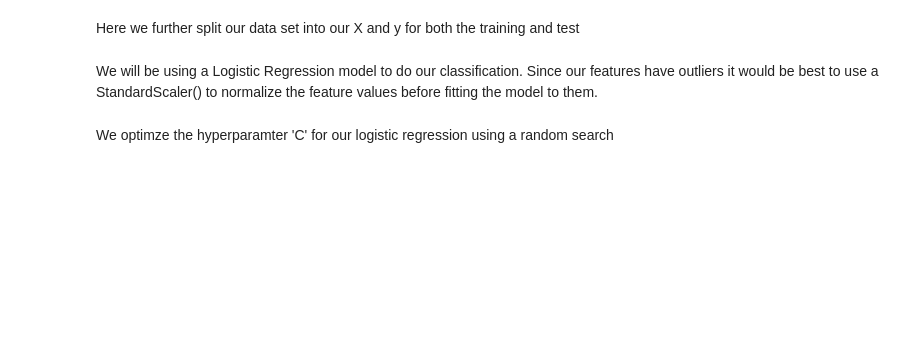
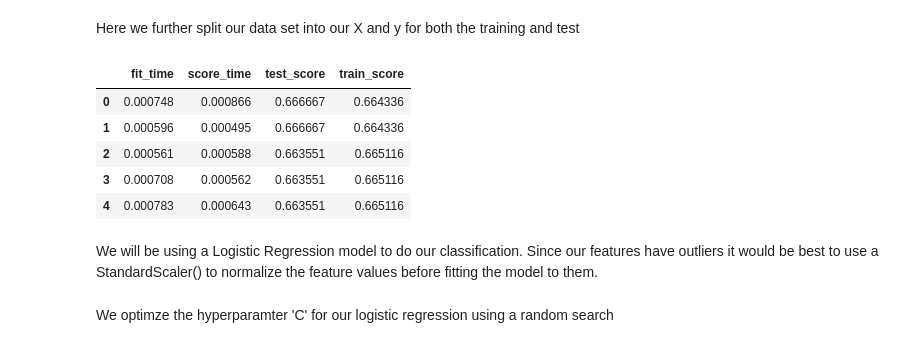
Before and after one commit to UBC-MDS/ClassificationDiabetesAnalysis, a Jupyter notebook: analysis/diabetes_analysis.ipynb, the cells around one changed output. Drawn from its saved outputs; the diff is of its cells as text; code cells hidden in the pictures; blank space fills up the shorter version.

```diff
--- a/analysis/diabetes_analysis.ipynb
+++ b/analysis/diabetes_analysis.ipynb
@@ -108,6 +131,22 @@ X_train = train_df.drop(columns = ['Outcome'])
 y_train = train_df['Outcome']
 X_test = test_df.drop(columns = ['Outcome'])
 y_test = test_df['Outcome']
+# %%
+dummy_clf = DummyClassifier(strategy="most_frequent")
+dummy_df = cross_validate(dummy_clf,
+                          X_train,
+                          y_train,
+                          cv=5,
+                          return_train_score=True)
+dummy_df = pd.DataFrame(dummy_df)
+dummy_df
+# %% [output]
+|  | fit_time | score_time | test_score | train_score |
+| 0 | 0.000748 | 0.000866 | 0.666667 | 0.664336 |
+| 1 | 0.000596 | 0.000495 | 0.666667 | 0.664336 |
+| 2 | 0.000561 | 0.000588 | 0.663551 | 0.665116 |
+| 3 | 0.000708 | 0.000562 | 0.663551 | 0.665116 |
+| 4 | 0.000783 | 0.000643 | 0.663551 | 0.665116 |
 # %% [markdown]
 We will be using a Logistic Regression model to do our classification. Since our features have outliers it would be best to use a StandardScaler() to normalize the feature values before fitting the model to them.
 # %%
```
Also changed, not shown: parts of 11 cells of this notebook.
